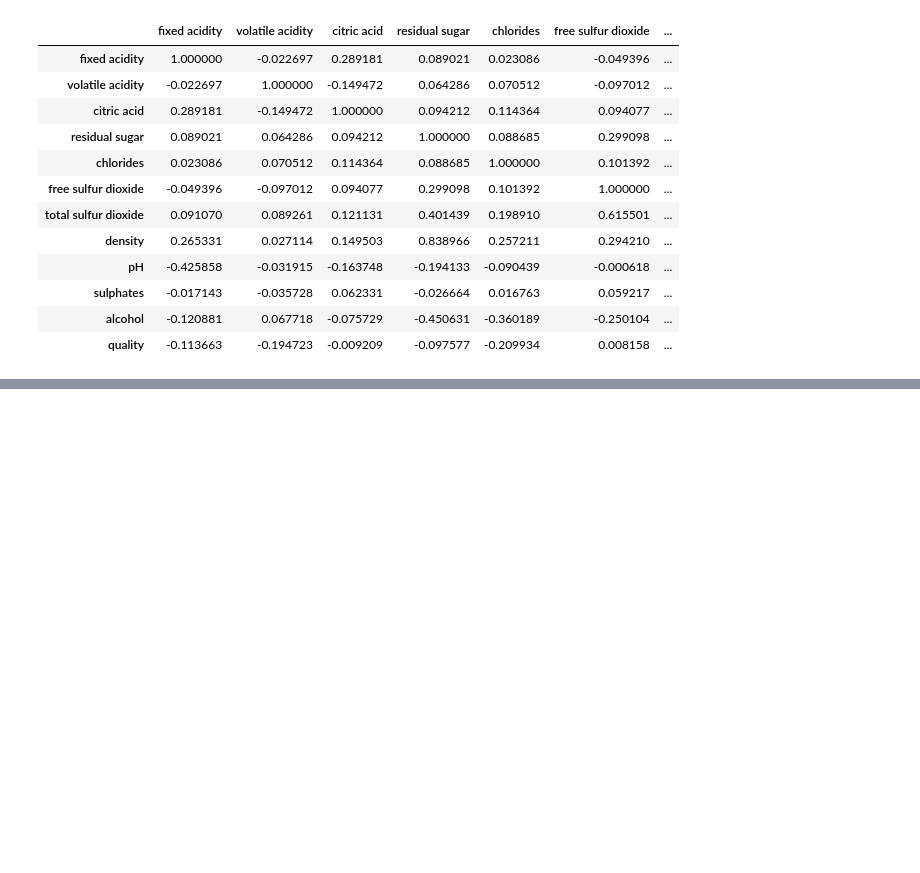
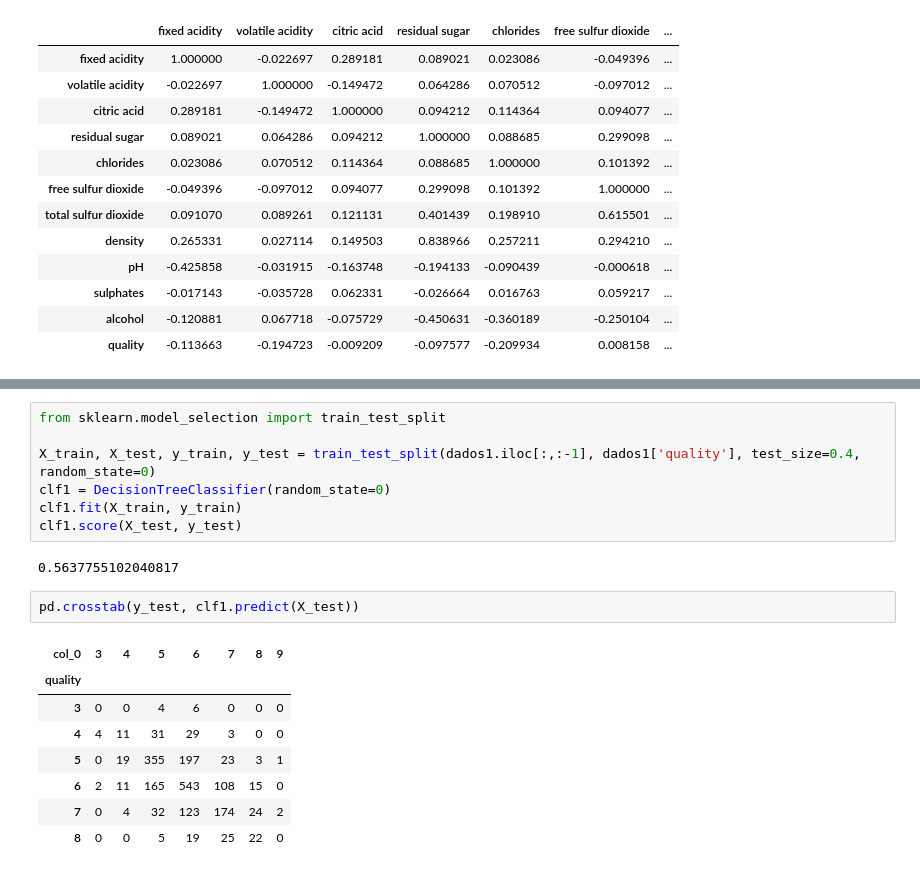
Before and after one commit to BarbosaGabriel1110/Projeto-2-CDADOS, a Jupyter notebook: Projeto 2 CDados.ipynb, the cells around one changed output, grey strips where cells are left out. Saved outputs shown, nothing was run; the diff lists cells and outputs as text; blank space fills up the shorter version.

```diff
--- a/Projeto 2 CDados.ipynb
+++ b/Projeto 2 CDados.ipynb
@@ -96,0 +106,20 @@ dados1.corr()
+# %%
+from sklearn.model_selection import train_test_split
+
+X_train, X_test, y_train, y_test = train_test_split(dados1.iloc[:,:-1], dados1['quality'], test_size=0.4, random_state=0)
+clf1 = DecisionTreeClassifier(random_state=0)
+clf1.fit(X_train, y_train)
+clf1.score(X_test, y_test)
+# %% [output]
+0.5637755102040817
+# %%
+pd.crosstab(y_test, clf1.predict(X_test))
+# %% [output]
+| col_0 | 3 | 4 | 5 | 6 | 7 | 8 | 9 |
+| quality |  |  |  |  |  |  |  |
+| 3 | 0 | 0 | 4 | 6 | 0 | 0 | 0 |
+| 4 | 4 | 11 | 31 | 29 | 3 | 0 | 0 |
+| 5 | 0 | 19 | 355 | 197 | 23 | 3 | 1 |
+| 6 | 2 | 11 | 165 | 543 | 108 | 15 | 0 |
+| 7 | 0 | 4 | 32 | 123 | 174 | 24 | 2 |
+| 8 | 0 | 0 | 5 | 19 | 25 | 22 | 0 |
```
Also changed, not shown: parts of 3 cells of this notebook.
